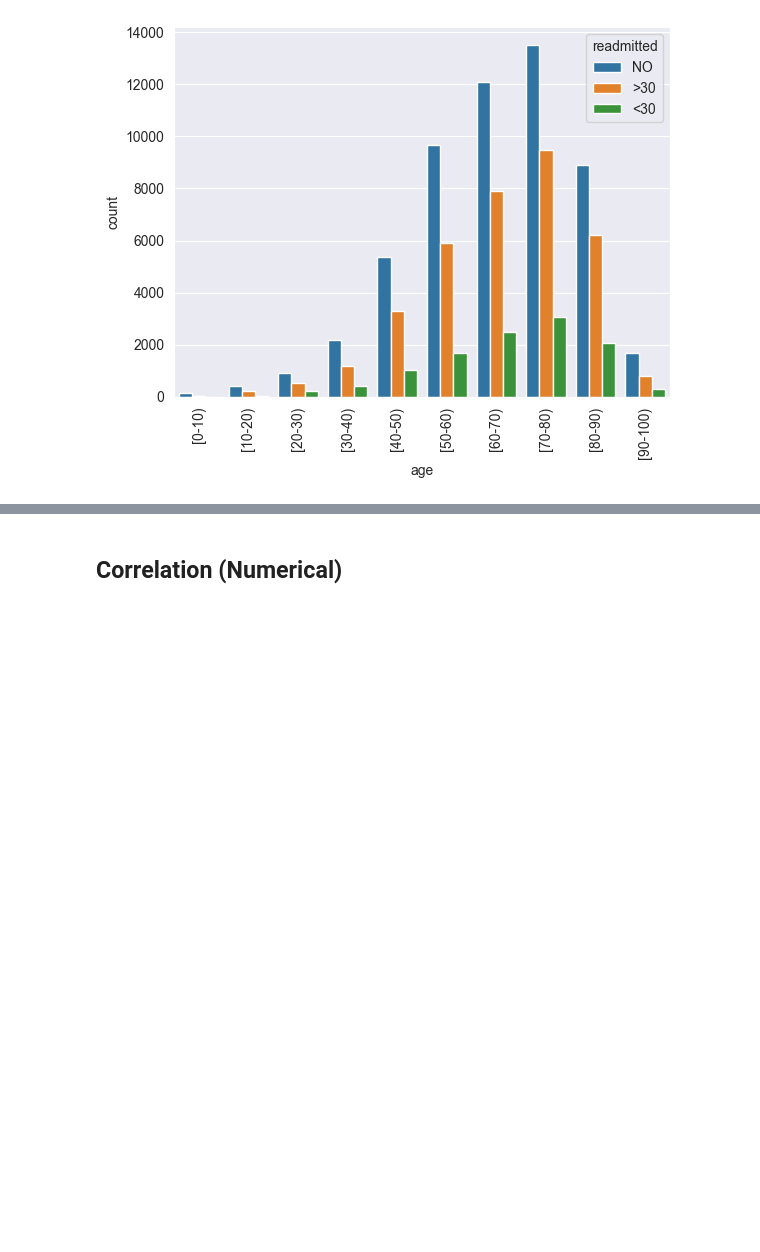
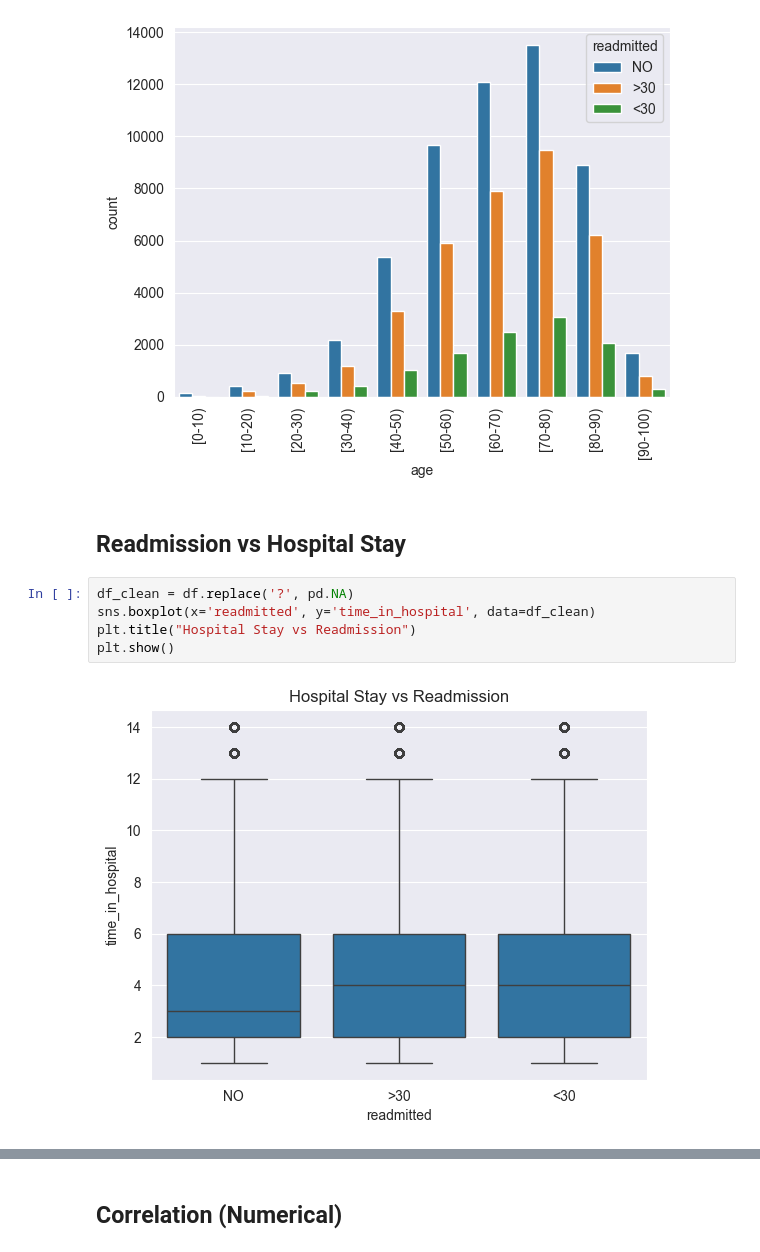
Before and after one commit to EmilyRajapakse2004/year2-healthcare-pipeline-sem2, a Jupyter notebook: notebooks/eda.ipynb, the cells around one changed output, grey strips where cells are left out. Drawn from its saved outputs; the diff is of its cells as text; blank space fills up the shorter version.

```diff
--- a/notebooks/eda.ipynb
+++ b/notebooks/eda.ipynb
@@ -117,3 +111,12 @@ plt.xticks(rotation=90)
 plt.show()
 # %% [output]
 [figure]
+# %% [markdown]
+## Readmission vs Hospital Stay
+# %%
+df_clean = df.replace('?', pd.NA)
+sns.boxplot(x='readmitted', y='time_in_hospital', data=df_clean)
+plt.title("Hospital Stay vs Readmission")
+plt.show()
+# %% [output]
+[figure, added]
```
Also changed, not shown: parts of 6 cells of this notebook.
